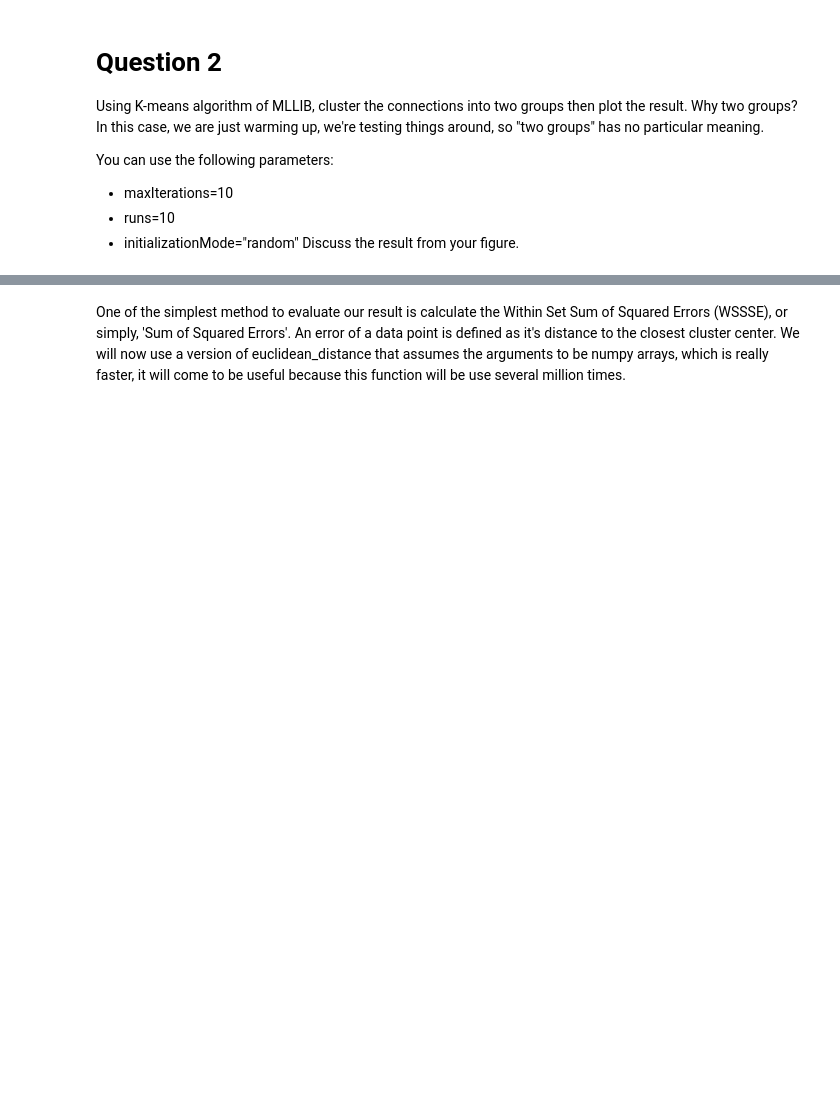
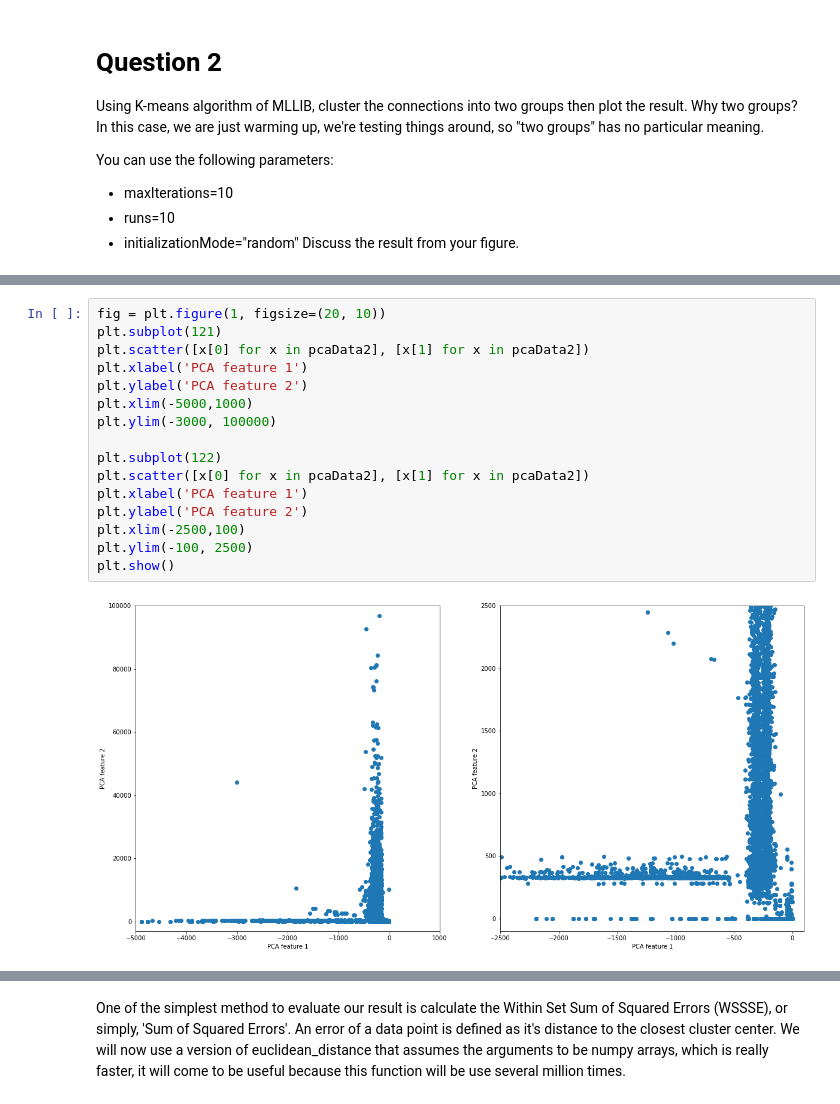
Before and after one commit to Nareshvrao/AL_-_SecurityLab, a Jupyter notebook: Lab4/AISec_Lab4.ipynb, the cells around one changed output, grey strips where cells are left out. Cells and saved outputs as stored; diff of their text form; blank space fills up the shorter version.

```diff
--- a/Lab4/AISec_Lab4.ipynb
+++ b/Lab4/AISec_Lab4.ipynb
@@ -291,0 +434,18 @@ Discuss the result from your figure.
+# %%
+fig = plt.figure(1, figsize=(20, 10))
+plt.subplot(121)
+plt.scatter([x[0] for x in pcaData2], [x[1] for x in pcaData2])
+plt.xlabel('PCA feature 1')
+plt.ylabel('PCA feature 2')
+plt.xlim(-5000,1000)
+plt.ylim(-3000, 100000)
+
+plt.subplot(122)
+plt.scatter([x[0] for x in pcaData2], [x[1] for x in pcaData2])
+plt.xlabel('PCA feature 1')
+plt.ylabel('PCA feature 2')
+plt.xlim(-2500,100)
+plt.ylim(-100, 2500)
+plt.show()
+# %% [output]
+[figure, added]
```
Also changed, not shown: parts of 44 cells of this notebook.
